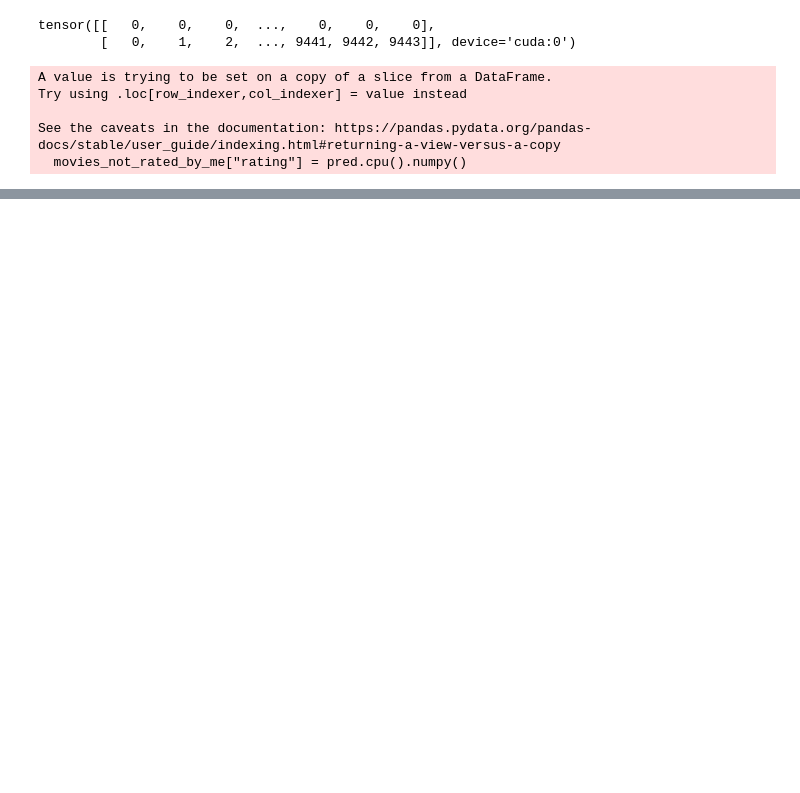
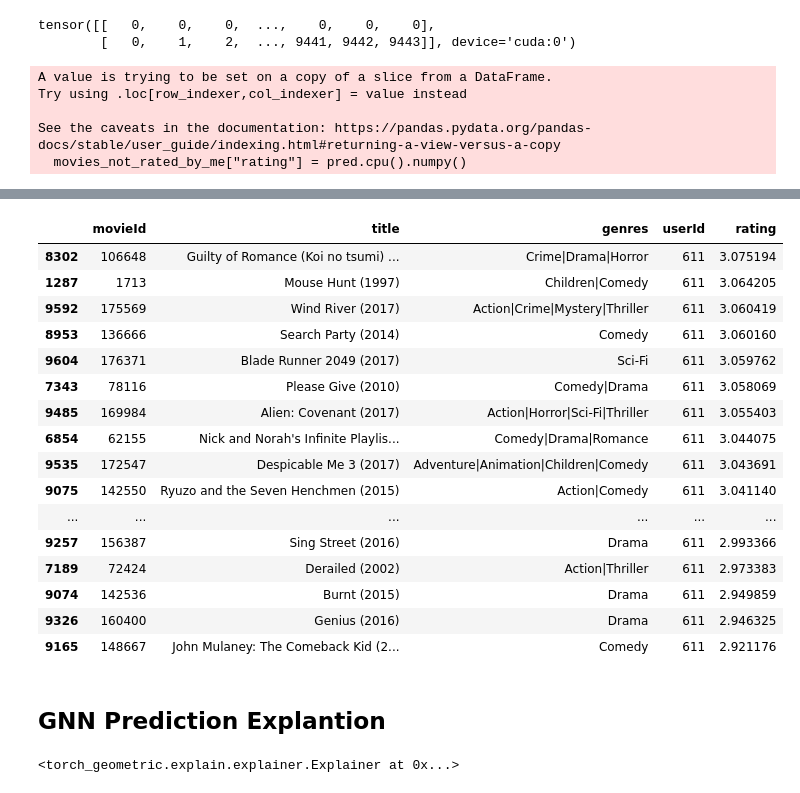
Before and after one commit to hussain0613/LearningPyTorchGeometric, a Jupyter notebook: link_regression_on_het_graph.ipynb, the cells around one changed output, grey strips where cells are left out. Saved outputs shown, nothing was run; the diff lists cells and outputs as text; code cells hidden in the pictures; blank space fills up the shorter version.

Commit message:
added an 'explanation' part in link regr. notebook also added some necessary packages in req.txt

```diff
--- a/link_regression_on_het_graph.ipynb
+++ b/link_regression_on_het_graph.ipynb
@@ -795,0 +800,41 @@ movies_not_rated_by_me.sort_values(by="rating", ascending=False).head(20)
+# %%
+movies_not_rated_by_me.sort_values(by="rating", ascending=False).tail(20)
+# %% [output]
+|  | movieId | title | genres | userId | rating |
+| 8302 | 106648 | Guilty of Romance (Koi no tsumi) ... | Crime|Drama|Horror | 611 | 3.075194 |
+| 1287 | 1713 | Mouse Hunt (1997) | Children|Comedy | 611 | 3.064205 |
+| 9592 | 175569 | Wind River (2017) | Action|Crime|Mystery|Thriller | 611 | 3.060419 |
+| 8953 | 136666 | Search Party (2014) | Comedy | 611 | 3.060160 |
+| 9604 | 176371 | Blade Runner 2049 (2017) | Sci-Fi | 611 | 3.059762 |
+| 7343 | 78116 | Please Give (2010) | Comedy|Drama | 611 | 3.058069 |
+| 9485 | 169984 | Alien: Covenant (2017) | Action|Horror|Sci-Fi|Thriller | 611 | 3.055403 |
+| 6854 | 62155 | Nick and Norah's Infinite Playlis... | Comedy|Drama|Romance | 611 | 3.044075 |
+| 9535 | 172547 | Despicable Me 3 (2017) | Adventure|Animation|Children|Comedy | 611 | 3.043691 |
+| 9075 | 142550 | Ryuzo and the Seven Henchmen (2015) | Action|Comedy | 611 | 3.041140 |
+| ... | ... | ... | ... | ... | ... |
+| 9257 | 156387 | Sing Street (2016) | Drama | 611 | 2.993366 |
+| 7189 | 72424 | Derailed (2002) | Action|Thriller | 611 | 2.973383 |
+| 9074 | 142536 | Burnt (2015) | Drama | 611 | 2.949859 |
+| 9326 | 160400 | Genius (2016) | Drama | 611 | 2.946325 |
+| 9165 | 148667 | John Mulaney: The Comeback Kid (2... | Comedy | 611 | 2.921176 |
+# %% [markdown]
+## GNN Prediction Explantion
+# %%
+explainer = Explainer(
+    model = model,
+    algorithm = CaptumExplainer("IntegratedGradients"),
+    explanation_type = "model",
+
+    model_config = dict(
+        mode = "regression",
+        task_level = "edge",
+        return_type = "raw"
+    ),
+
+    # not sure what these does yet
+    node_mask_type=None,
+    edge_mask_type="object",
+)
+explainer
+# %% [output]
+<torch_geometric.explain.explainer.Explainer at 0x...>
```
Also changed, not shown: parts of 24 cells of this notebook, 1 other file.
